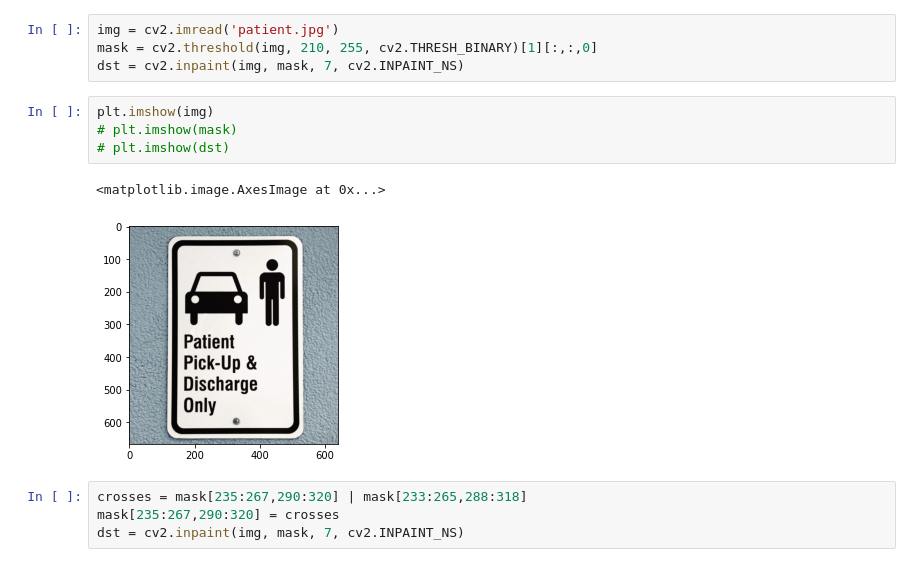
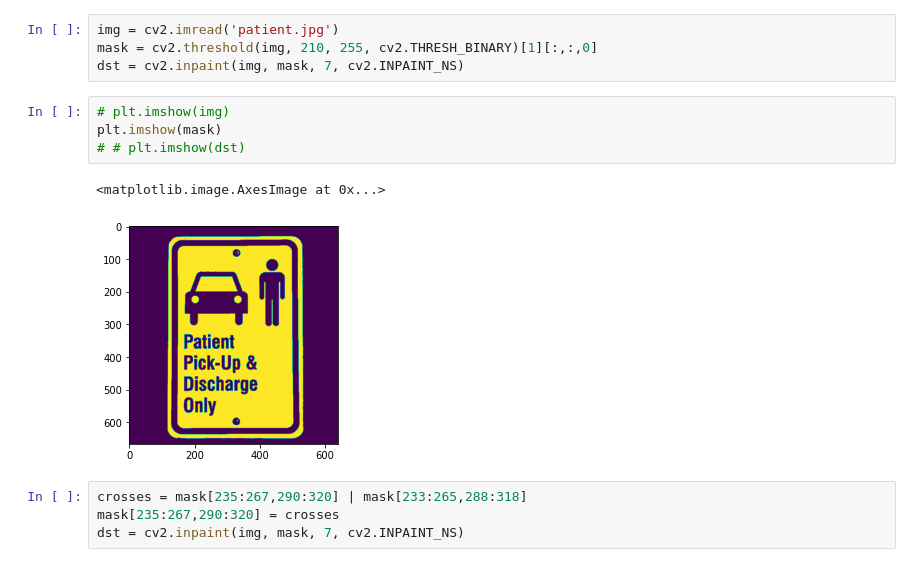
Before and after one commit to sthax17/DayByDayStudy, a Jupyter notebook: eliminate_text_in_image.ipynb, the cells around one changed output. Saved outputs shown, nothing was run; the diff lists cells and outputs as text.

Commit message:
eliminate_text_in_image

```diff
--- a/eliminate_text_in_image.ipynb
+++ b/eliminate_text_in_image.ipynb
@@ -98,12 +98,12 @@ img = cv2.imread('patient.jpg')
 mask = cv2.threshold(img, 210, 255, cv2.THRESH_BINARY)[1][:,:,0]
 dst = cv2.inpaint(img, mask, 7, cv2.INPAINT_NS)
 # %%
-plt.imshow(img)
-# plt.imshow(mask)
-# plt.imshow(dst)
+# plt.imshow(img)
+plt.imshow(mask)
+# # plt.imshow(dst)
 # %% [output]
 <matplotlib.image.AxesImage at 0x...>
-[figure, old version]
+[figure, new version]
 # %%
 crosses = mask[235:267,290:320] | mask[233:265,288:318]
 mask[235:267,290:320] = crosses
```
Also changed, not shown: parts of 3 cells of this notebook.
